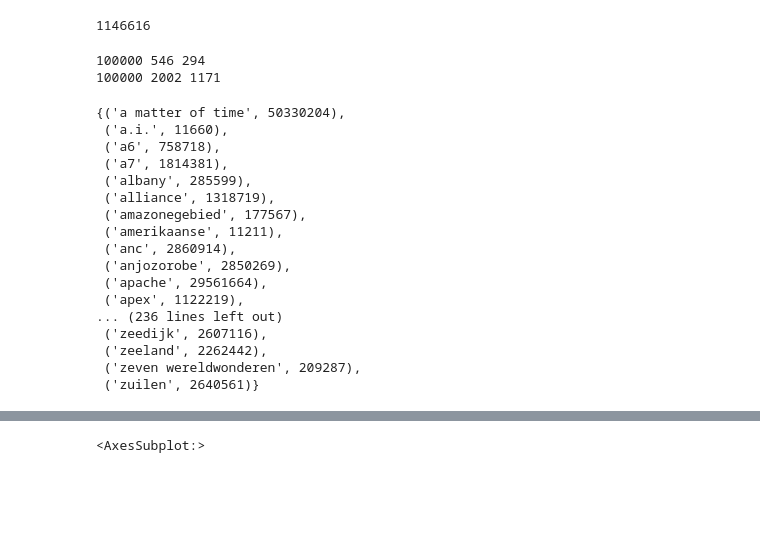
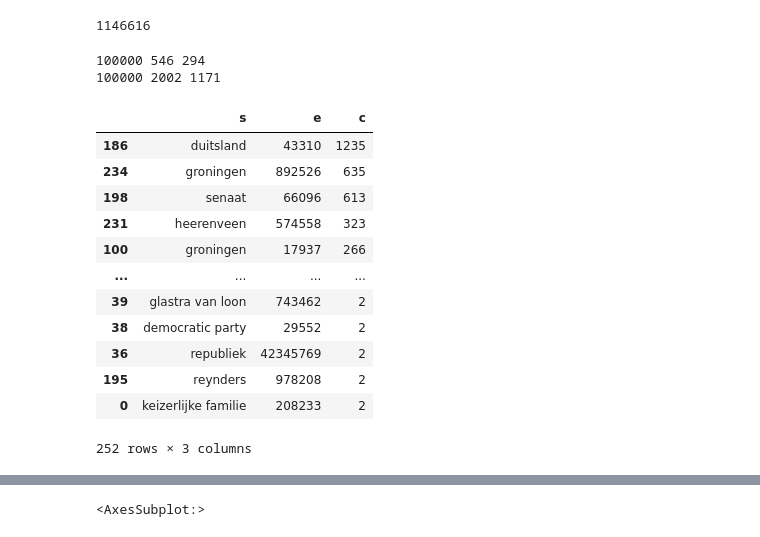
Before and after one commit to bennokr/minimEL, a Jupyter notebook: evaluation/Mewsli-9.ipynb, the cells around one changed output, grey strips where cells are left out. Cells and saved outputs as stored; diff of their text form; code cells hidden in the pictures; blank space fills up the shorter version.

```diff
--- a/evaluation/Mewsli-9.ipynb
+++ b/evaluation/Mewsli-9.ipynb
@@ -214,35 +214,33 @@ r['rank'].value_counts().head(10).plot.bar(logy=True)
 len(total_counts['nl'])
 # %% [output]
 1146616
+# %%
+count = json.load(open('../wiki/nlwiki-20220301/count.min2.json'))
 # %%
 clean = json.load(open('../wiki/nlwiki-20220301/count.min2.clean50000k2.json'))
 # clean = json.load(open('../wiki/nlwiki-20220301/count.min2.clean10000k2.json'))
 # clean = json.load(open('../wiki/nlwiki-20220301/count.min2.clean2500k2.json'))
 # clean = json.load(open('../wiki/nlwiki-20220301/count.min2.clean1000.json'))
 # clean = json.load(open('../wiki/nlwiki-20220301/count.min2.json'))
-clean = set([(k,int(v.replace('Q',''))) for k, vs in clean.items() for v in vs])
-shadow = set([(n,e) for s,e in r[r['rank'] > 0][['surface','ref']].values for n in normalize(s)])
-top = set([(n,e) for s,e in r[r['rank'] == 0][['surface','ref']].values for n in normalize(s)])
-print( len(clean), len(shadow), len(shadow & clean) )
-print( len(clean), len(top), len(top & clean) )
-# shadow - clean
+cleans = set([(k,int(v.replace('Q',''))) for k, vs in clean.items() for v in vs])
+shadows = set([(n,e) for s,e in r[r['rank'] > 0][['surface','ref']].values for n in normalize(s)])
+tops = set([(n,e) for s,e in r[r['rank'] == 0][['surface','ref']].values for n in normalize(s)])
+print( len(cleans), len(shadows), len(shadows & cleans) )
+print( len(cleans), len(tops), len(tops & cleans) )
+pd.DataFrame([(s,e, count[s][f'Q{e}']) for s,e in shadows - cleans], columns=['s','e','c']).sort_values('c')[::-1]
 # %% [output]
 100000 546 294
 100000 2002 1171
+|  | s | e | c |
+| 186 | duitsland | 43310 | 1235 |
+| 234 | groningen | 892526 | 635 |
+| 198 | senaat | 66096 | 613 |
+| 231 | heerenveen | 574558 | 323 |
+| 100 | groningen | 17937 | 266 |
+| ... | ... | ... | ... |
+| 39 | glastra van loon | 743462 | 2 |
+| 38 | democratic party | 29552 | 2 |
+| 36 | republiek | 42345769 | 2 |
+| 195 | reynders | 978208 | 2 |
+| 0 | keizerlijke familie | 208233 | 2 |
-{('a matter of time', 50330204),
- ('a.i.', 11660),
- ('a6', 758718),
- ('a7', 1814381),
- ('albany', 285599),
- ('alliance', 1318719),
- ('amazonegebied', 177567),
- ('amerikaanse', 11211),
- ('anc', 2860914),
- ('anjozorobe', 2850269),
- ('apache', 29561664),
- ('apex', 1122219),
-... (236 lines left out)
- ('zeedijk', 2607116),
- ('zeeland', 2262442),
- ('zeven wereldwonderen', 209287),
- ('zuilen', 2640561)}
+252 rows × 3 columns
```
Also changed, not shown: parts of 2 cells of this notebook, 3 other files.
